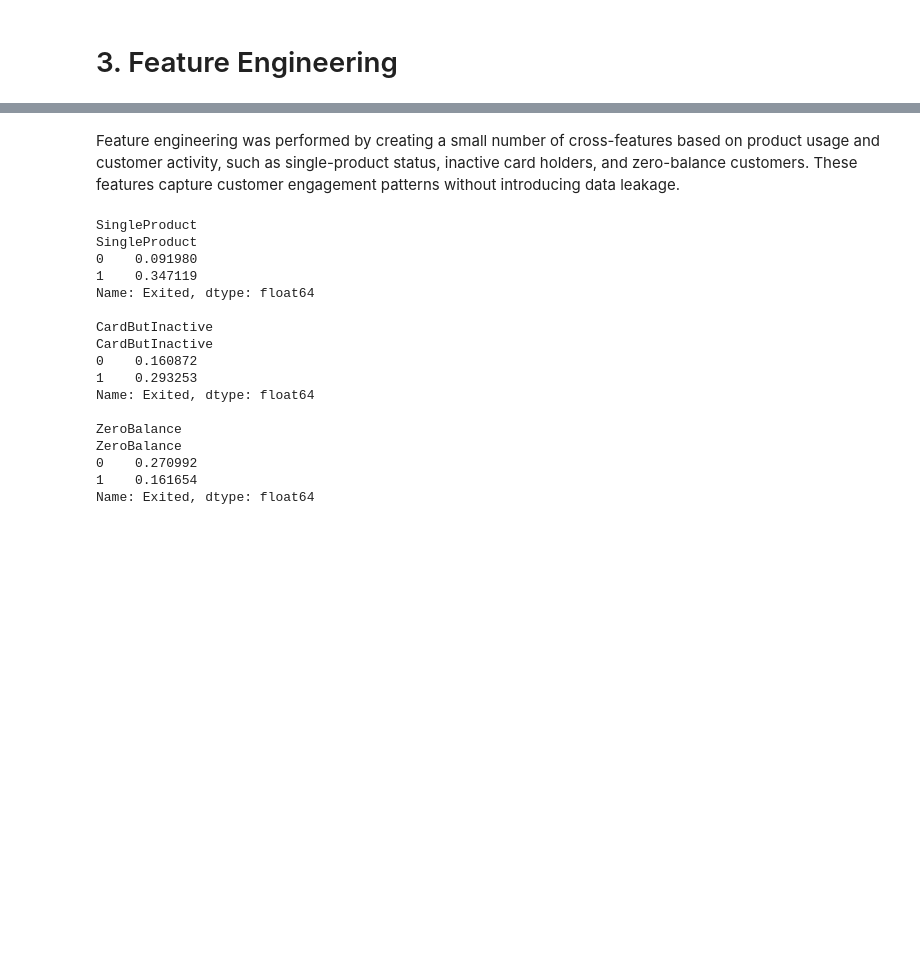
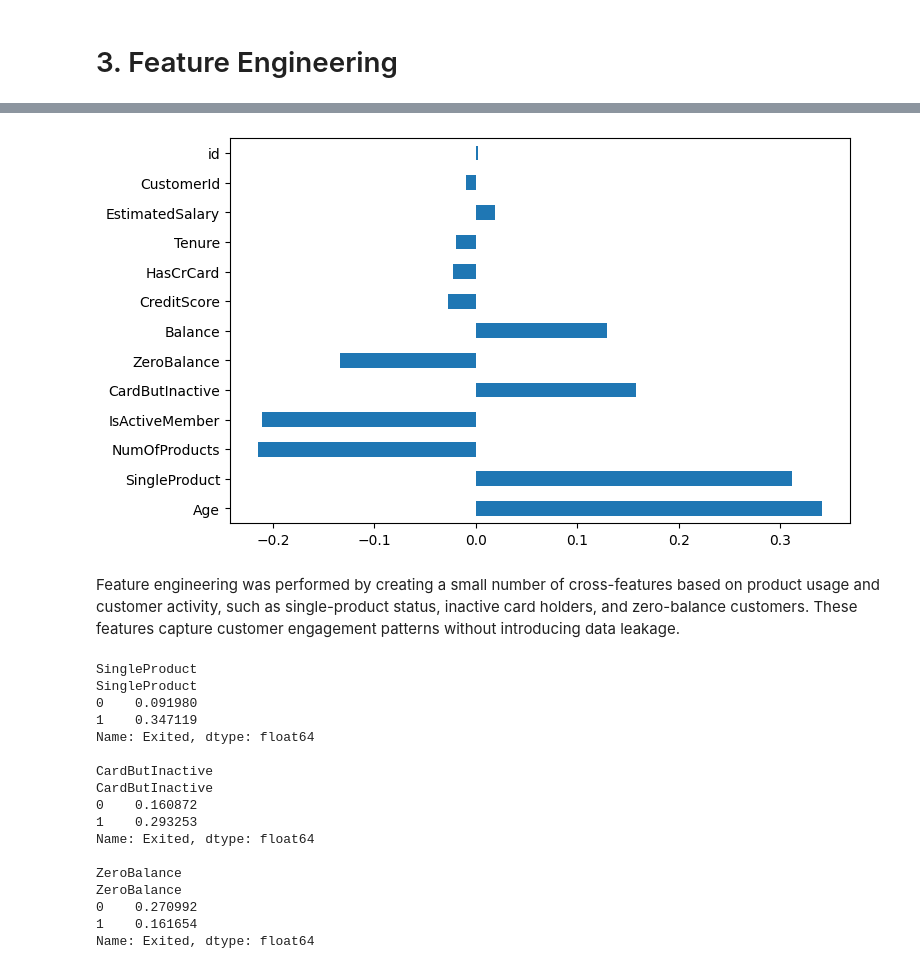
Before and after one commit to wangleboro/churn-prediction-gbdt, a Jupyter notebook: churn-prediction-gbdt.ipynb, the cells around one changed output, grey strips where cells are left out. Drawn from its saved outputs; the diff is of its cells as text; code cells hidden in the pictures; blank space fills up the shorter version.

```diff
--- a/churn-prediction-gbdt.ipynb
+++ b/churn-prediction-gbdt.ipynb
@@ -236,0 +226,18 @@ test["ZeroBalance"] = (test["Balance"] == 0).astype(int)
+# %%
+corr_series = (
+    train
+    .select_dtypes(include="number")
+    .corr()["Exited"]
+    .drop("Exited")
+)
+
+# Sort by absolute value, but keep original values
+corr_sorted = corr_series.reindex(
+    corr_series.abs().sort_values(ascending=False).index
+)
+
+#print(corr_sorted)
+plt.figure(figsize=(8, 5))
+corr_sorted.plot(kind="barh")
+plt
+# %% [output]
@@ -237,3 +245,4 @@ test["ZeroBalance"] = (test["Balance"] == 0).astype(int)
+[figure, added]
 # %% [markdown]
 Feature engineering was performed by creating a small number of cross-features based on product usage and customer activity, such as single-product status, inactive card holders, and zero-balance customers.
 These features capture customer engagement patterns without introducing data leakage.
```
Also changed, not shown: parts of 31 cells of this notebook.
